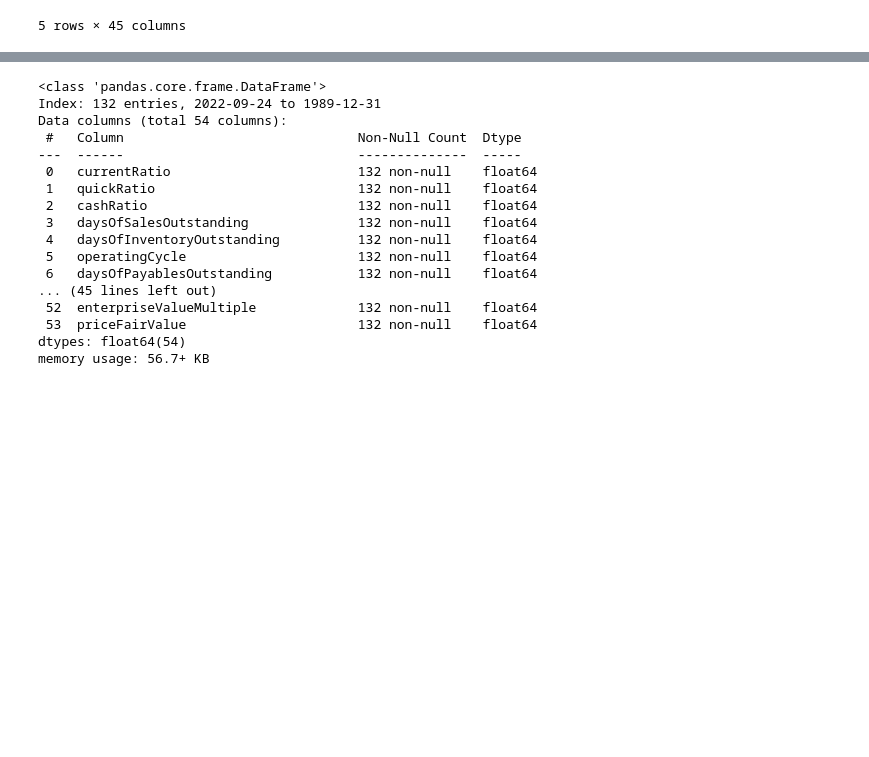
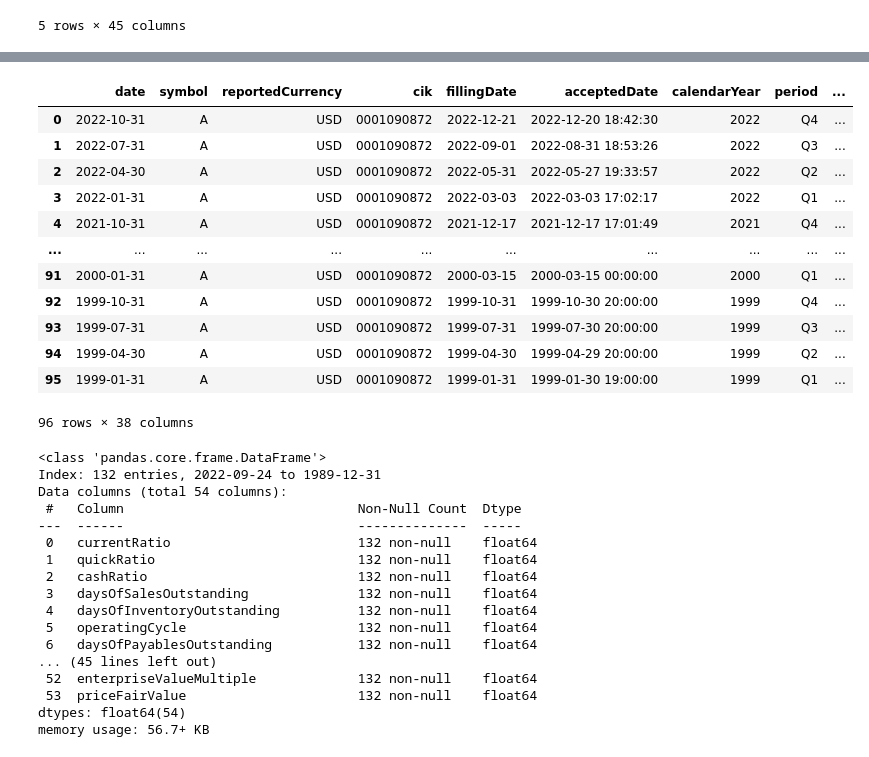
Before and after one commit to lincolnmuriithi11/financial_modeling, a Jupyter notebook: financial_ratios_aapl.ipynb, the cells around one changed output, grey strips where cells are left out. Cells and saved outputs as stored; diff of their text form; code cells hidden in the pictures; blank space fills up the shorter version.

Commit message:
financial ratios for aapl vizs

```diff
--- a/financial_ratios_aapl.ipynb
+++ b/financial_ratios_aapl.ipynb
@@ -45,3 +45,10 @@ financial_ratios.tail()
 | 1990-03-31 | 2.931293 | 1.684877 | 0.834044 | 178.622790 | 49.752344 | 93.796320 | ... |
 | 1989-12-31 | 2.605018 | 1.298869 | 0.459841 | 183.062140 | 57.433059 | 102.571669 | ... |
 5 rows × 45 columns
+# %%
+URL = "https://financialmodelingprep.com/api/v3/"
+incstat = "income-statement/"
+ticker = ticker[0] #currently one on the list
+period = "quarter"
+limit=500
+r = requests.get("{}{}{}?period={}&limit={}&apikey={}".format(URL, incstat,ticker, period,limit,key))
@@ -47,0 +59,2 @@ financial_ratios.tail()
+# %%
+income_statement = pd.DataFrame.from_dict(r.json())
@@ -48,3 +81,19 @@ financial_ratios.tail()
+# %%
+income_statement
+# %% [output]
+|  | date | symbol | reportedCurrency | cik | fillingDate | acceptedDate | calendarYear | period | ... |
+| 0 | 2022-10-31 | A | USD | 0001090872 | 2022-12-21 | 2022-12-20 18:42:30 | 2022 | Q4 | ... |
+| 1 | 2022-07-31 | A | USD | 0001090872 | 2022-09-01 | 2022-08-31 18:53:26 | 2022 | Q3 | ... |
+| 2 | 2022-04-30 | A | USD | 0001090872 | 2022-05-31 | 2022-05-27 19:33:57 | 2022 | Q2 | ... |
+| 3 | 2022-01-31 | A | USD | 0001090872 | 2022-03-03 | 2022-03-03 17:02:17 | 2022 | Q1 | ... |
+| 4 | 2021-10-31 | A | USD | 0001090872 | 2021-12-17 | 2021-12-17 17:01:49 | 2021 | Q4 | ... |
+| ... | ... | ... | ... | ... | ... | ... | ... | ... | ... |
+| 91 | 2000-01-31 | A | USD | 0001090872 | 2000-03-15 | 2000-03-15 00:00:00 | 2000 | Q1 | ... |
+| 92 | 1999-10-31 | A | USD | 0001090872 | 1999-10-31 | 1999-10-30 20:00:00 | 1999 | Q4 | ... |
+| 93 | 1999-07-31 | A | USD | 0001090872 | 1999-07-31 | 1999-07-30 20:00:00 | 1999 | Q3 | ... |
+| 94 | 1999-04-30 | A | USD | 0001090872 | 1999-04-30 | 1999-04-29 20:00:00 | 1999 | Q2 | ... |
+| 95 | 1999-01-31 | A | USD | 0001090872 | 1999-01-31 | 1999-01-30 19:00:00 | 1999 | Q1 | ... |
+96 rows × 38 columns
 # %%
 financial_ratios.info()
 # %% [output]
```
Also changed, not shown: parts of 3 cells of this notebook.
